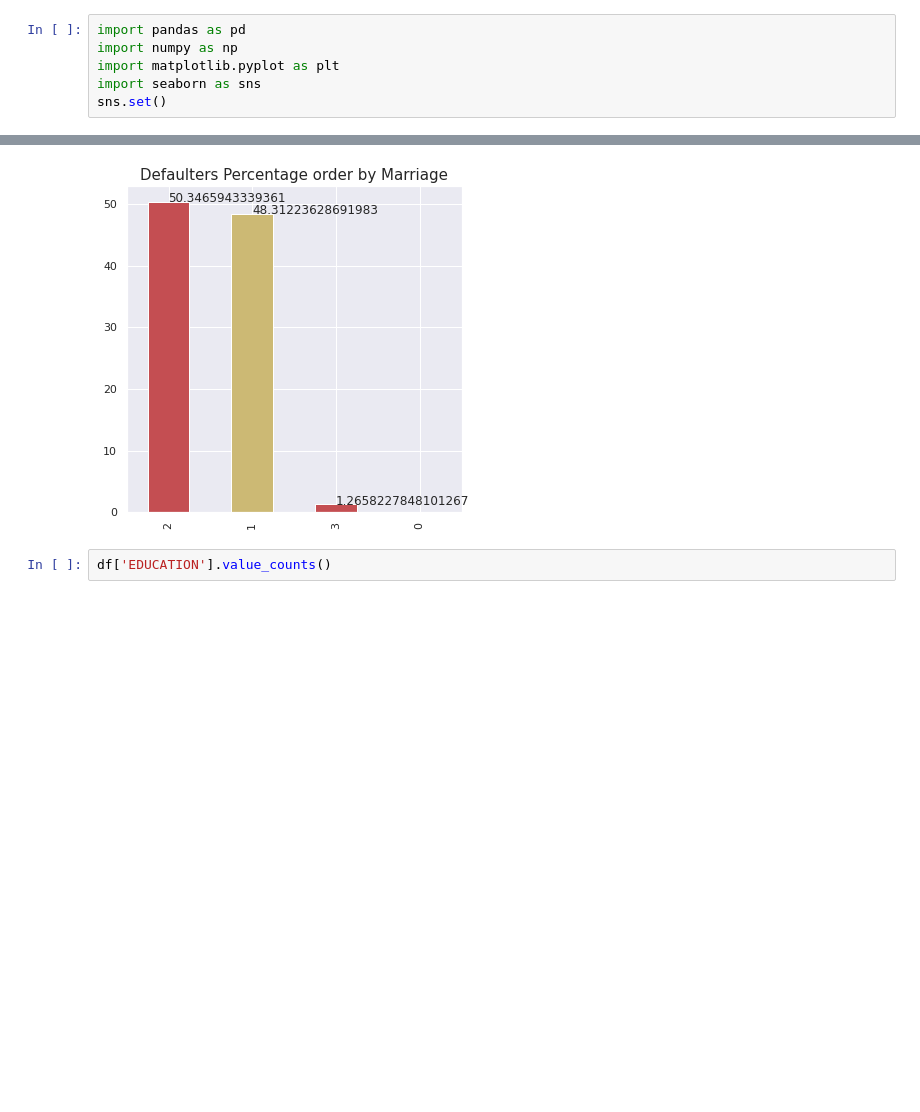
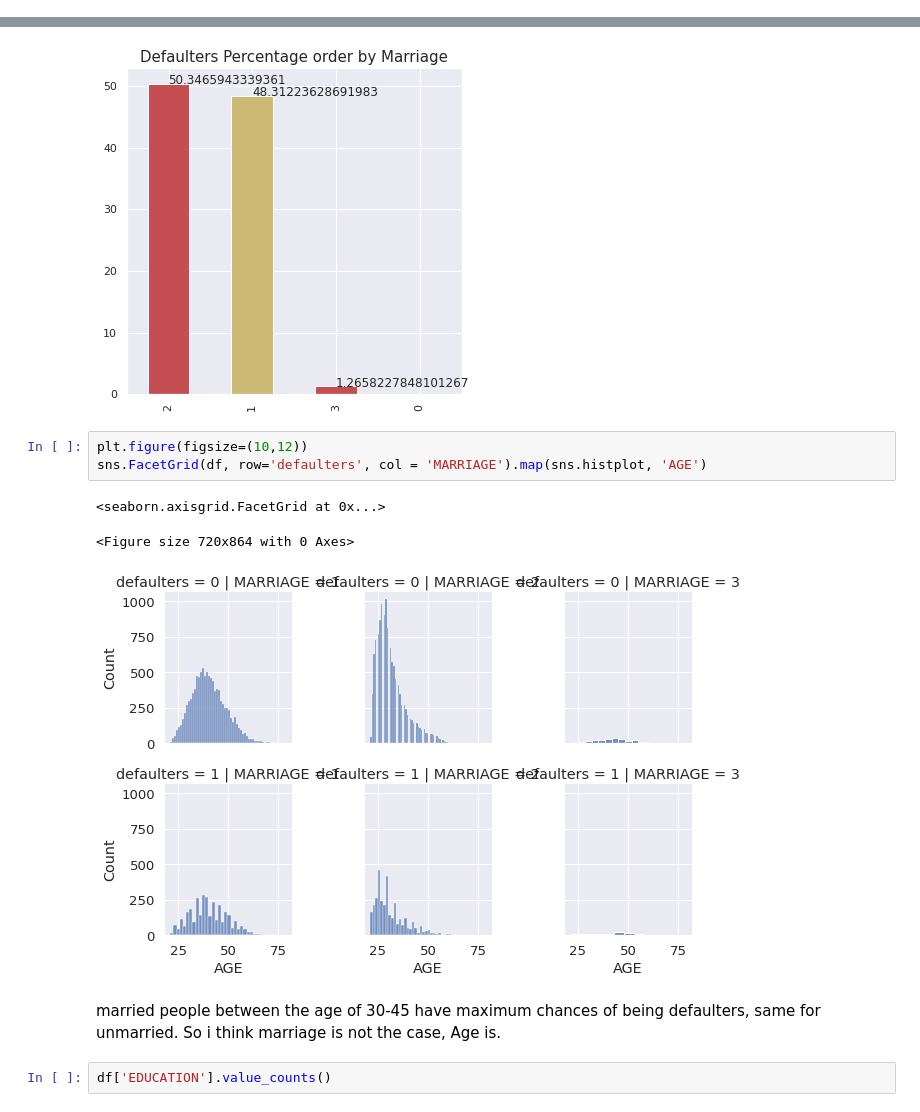
Before and after one commit to sumitgaikwad8877/-Credit-Card-Default-Prediction-, a Jupyter notebook: Credit_Card_Default_Prediction_Capstone_Project.ipynb, the cells around one changed output, grey strips where cells are left out. Cells and saved outputs as stored; diff of their text form; blank space fills up the shorter version.

```diff
--- a/Credit_Card_Default_Prediction_Capstone_Project.ipynb
+++ b/Credit_Card_Default_Prediction_Capstone_Project.ipynb
@@ -42,9 +48,3 @@ from google.colab import drive
 drive.mount('/content/drive')
 # %% [output]
 Drive already mounted at /content/drive; to attempt to forcibly remount, call drive.mount("/content/drive", force_remount=True).
-# %%
-import pandas as pd
-import numpy as np
-import matplotlib.pyplot as plt
-import seaborn as sns
-sns.set()
@@ -257,6 +261,15 @@ for x,y in zip([0,1,2],ax):
 plt.show()
 # %% [output]
 [figure]
+# %%
+plt.figure(figsize=(10,12))
+sns.FacetGrid(df, row='defaulters', col = 'MARRIAGE').map(sns.histplot, 'AGE')
+# %% [output]
+<seaborn.axisgrid.FacetGrid at 0x...>
+<Figure size 720x864 with 0 Axes>
+[figure, added]
+# %% [markdown]
+ married people between the age of 30-45 have maximum chances of being defaulters, same for unmarried. So i think marriage is not the case, Age is.
 # %%
 df['EDUCATION'].value_counts()
 # %% [output]
```
Also changed, not shown: parts of 91 cells of this notebook.
